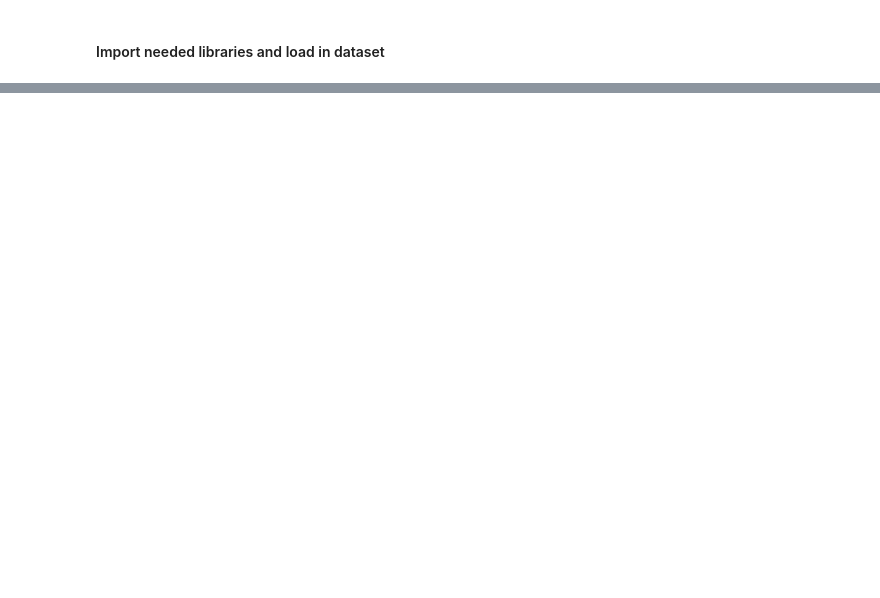
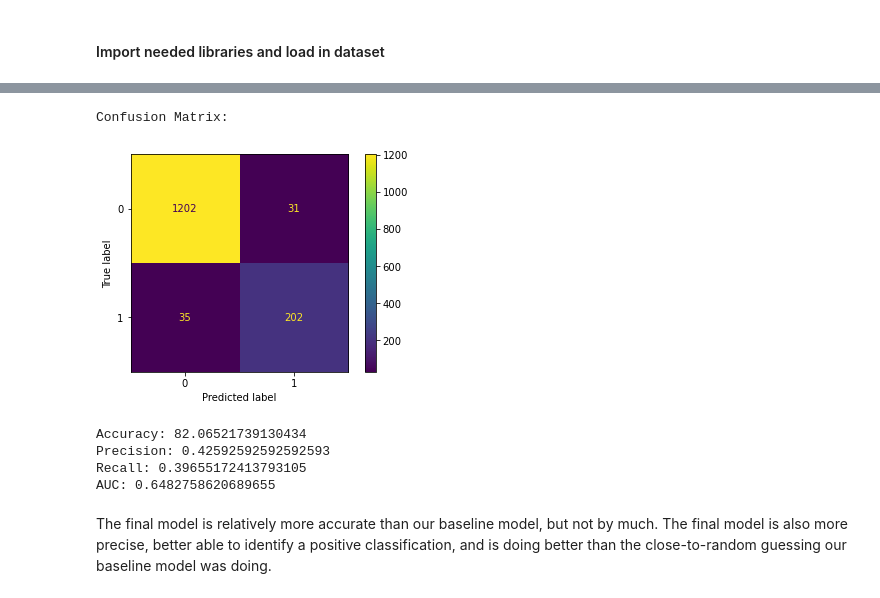
Before and after one commit to mehince/phase2-capstone, a Jupyter notebook: Code/Predicting Employee Attrition Using Decision Trees and Random Forests.ipynb, the cells around one changed output, grey strips where cells are left out. Drawn from its saved outputs; the diff is of its cells as text; code cells hidden in the pictures; blank space fills up the shorter version.

```diff
--- a/Code/Predicting Employee Attrition Using Decision Trees and Random Forests.ipynb
+++ b/Code/Predicting Employee Attrition Using Decision Trees and Random Forests.ipynb
@@ -63,0 +530,19 @@ df.shape
+# %%
+from sklearn.ensemble import RandomForestClassifier
+
+# n_estimators is the number of decision trees used in the forest
+attrition_random_forests = RandomForestClassifier(n_estimators = 154, random_state = seed)
+attrition_random_forests.fit(X_train_resample, y_train_resample)
+y_pred_resample = attrition_random_forests.predict(X_test)
+
+# evaluate random forest model
+evaluate_model(attrition_random_forests, X, y, y_test, y_pred_resample)
+# %% [output]
+Confusion Matrix:
+[figure, added]
+Accuracy: 82.06521739130434
+Precision: 0.42592592592592593
+Recall: 0.39655172413793105
+AUC: 0.6482758620689655
+# %% [markdown]
+The final model is relatively more accurate than our baseline model, but not by much. The final model is also more precise, better able to identify a positive classification, and is doing better than the close-to-random guessing our baseline model was doing.
```
Also changed, not shown: parts of 51 cells of this notebook, 2 other files.
